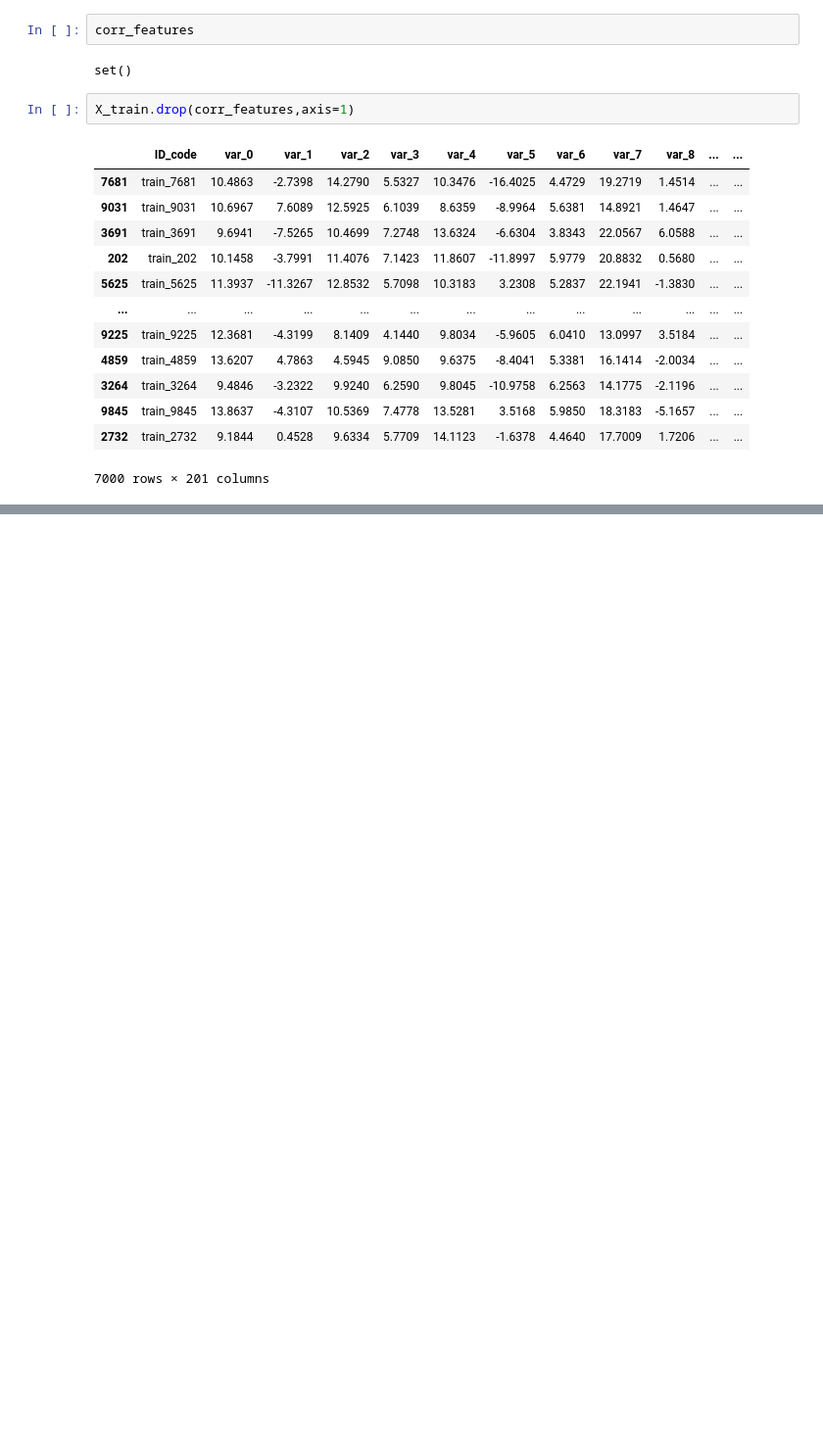
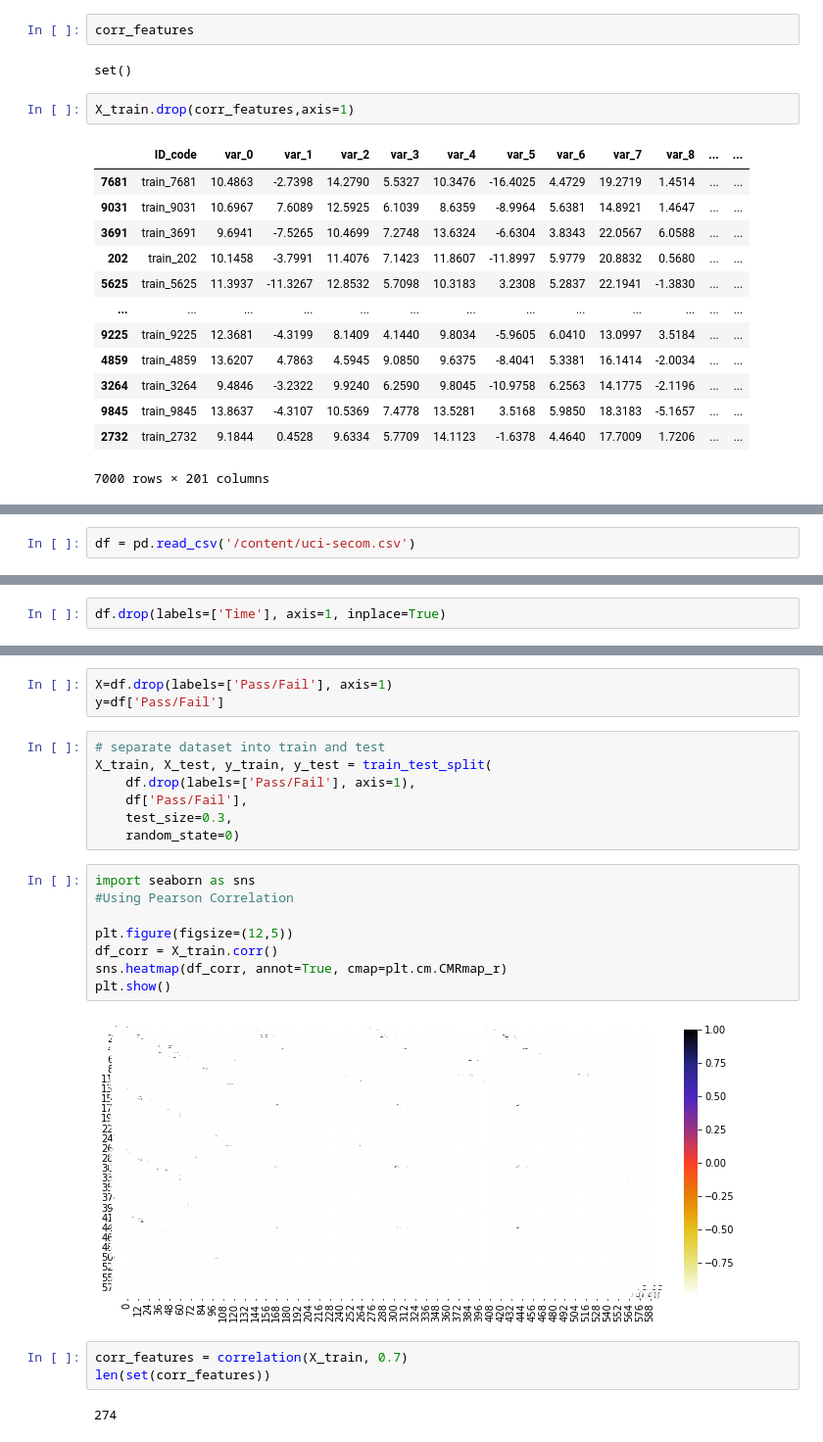
Before and after one commit to gbiamgaurav/Feature-Selection, a Jupyter notebook: Feature_Selection_with_Correlation.ipynb, the cells around one changed output, grey strips where cells are left out. Shown: that part at 98% size. Drawn from its saved outputs; the diff is of its cells as text; blank space fills up the shorter version.

```diff
--- a/Feature_Selection_with_Correlation.ipynb
+++ b/Feature_Selection_with_Correlation.ipynb
@@ -206,0 +234,2 @@ X_train.drop(corr_features,axis=1)
+# %%
+df = pd.read_csv('/content/uci-secom.csv')
@@ -206,0 +280,2 @@ X_train.drop(corr_features,axis=1)
+# %%
+df.drop(labels=['Time'], axis=1, inplace=True)
@@ -206,0 +366,25 @@ X_train.drop(corr_features,axis=1)
+# %%
+X=df.drop(labels=['Pass/Fail'], axis=1)
+y=df['Pass/Fail']
+# %%
+# separate dataset into train and test
+X_train, X_test, y_train, y_test = train_test_split(
+    df.drop(labels=['Pass/Fail'], axis=1),
+    df['Pass/Fail'],
+    test_size=0.3,
+    random_state=0)
+# %%
+import seaborn as sns
+#Using Pearson Correlation
+
+plt.figure(figsize=(12,5))
+df_corr = X_train.corr()
+sns.heatmap(df_corr, annot=True, cmap=plt.cm.CMRmap_r)
+plt.show()
+# %% [output]
+[figure, added]
+# %%
+corr_features = correlation(X_train, 0.7)
+len(set(corr_features))
+# %% [output]
+274
```
Also changed, not shown: parts of 22 cells of this notebook.
